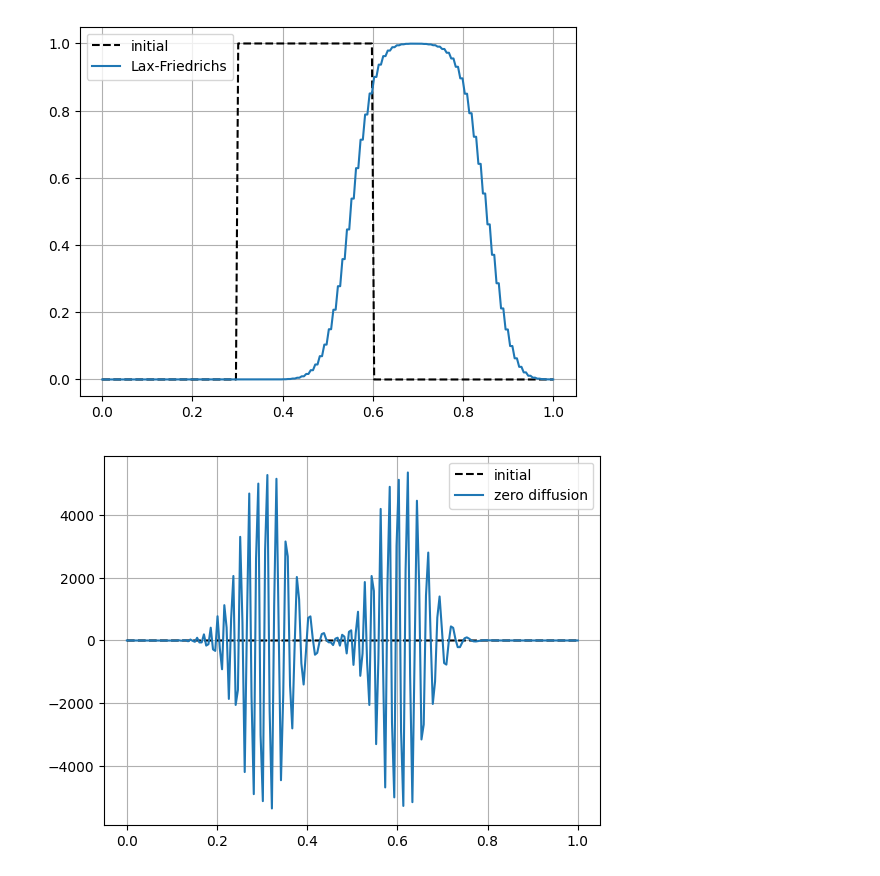
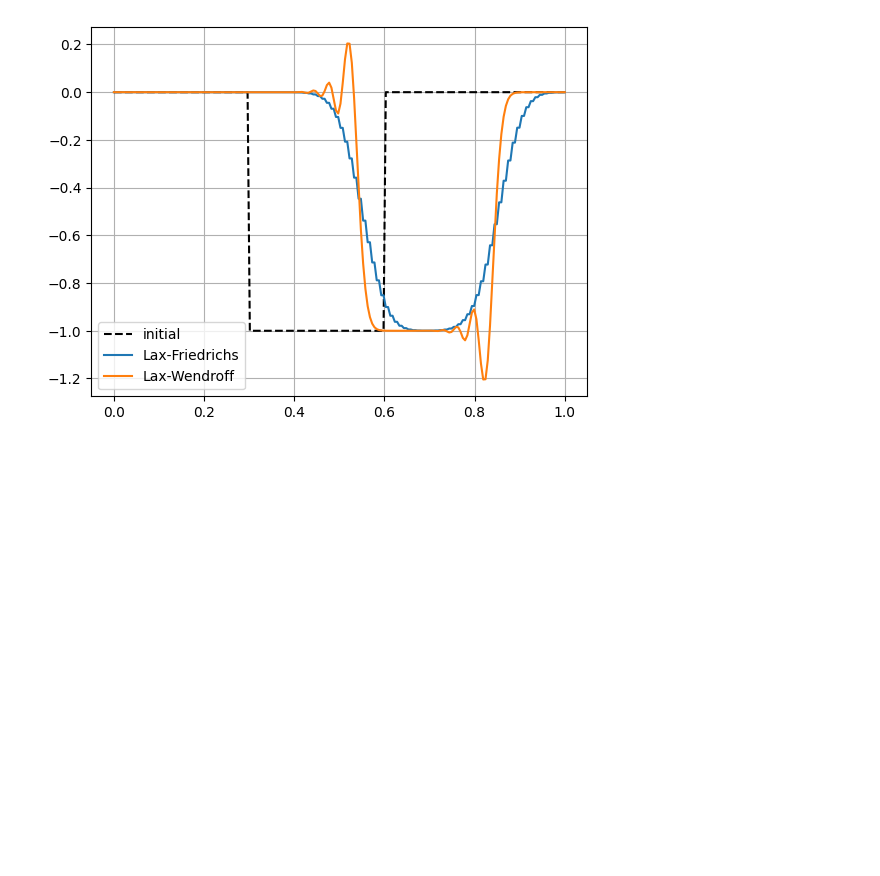
Before and after one commit to mohdkashifansari/Optimisation_and_Numerical_Analysis_Techniques, a Jupyter notebook: NumPDE/Ex11.ipynb, the cells around one changed output. Saved outputs shown, nothing was run; the diff lists cells and outputs as text; code cells hidden in the pictures; blank space fills up the shorter version.

```diff
--- a/NumPDE/Ex11.ipynb
+++ b/NumPDE/Ex11.ipynb
@@ -2,48 +2,42 @@
 import numpy as np
 import matplotlib.pyplot as plt
 
-# parameters
 nx = 200
 x = np.linspace(0, 1, nx)
 dx = x[1] - x[0]
 c = 1.0
-dt = 0.5 * dx / c   # CFL = 0.5
+dt = 0.5 * dx / c
 nt = 100
 
-u0 = np.where((x > 0.3) & (x < 0.6), 1.0, 0.0)
+u0 = np.where((x > 0.3) & (x < 0.6), -1.0, 0.0)
 
 u_lf = u0.copy()
-u_ftcs = u0.copy()
+u_lw = u0.copy()
 
 for _ in range(nt):
     u_lf_new = u_lf.copy()
-    u_ftcs_new = u_ftcs.copy()
+    u_lw_new = u_lw.copy()
 
     for j in range(nx):
         jp = (j + 1) % nx
         jm = (j - 1) % nx
 
         u_lf_new[j] = 0.5*(u_lf[jp] + u_lf[jm]) \
                       - 0.5*(c*dt/dx)*(u_lf[jp] - u_lf[jm])
 
-        u_ftcs_new[j] = u_ftcs[j] \
-                        - 0.5*(c*dt/dx)*(u_ftcs[jp] - u_ftcs[jm])
+        u_lw_new[j] = u_lw[j] \
+                      - 0.5*(c*dt/dx)*(u_lw[jp] - u_lw[jm]) + \
+                      0.5*(c*dt/dx)**2 * (u_lw[jp] - 2*u_lw[j] + u_lw[jm])
 
     u_lf = u_lf_new
-    u_ftcs = u_ftcs_new
+    u_lw = u_lw_new
 
 # plot
 plt.plot(x, u0, 'k--', label='initial')
 plt.plot(x, u_lf, label='Lax-Friedrichs')
+plt.plot(x, u_lw, label='Lax-Wendroff')
 plt.legend()
 plt.grid()
 plt.show()
-
-plt.plot(x, u0, 'k--', label='initial')
-plt.plot(x, u_ftcs, label='zero diffusion')
-plt.legend()
-plt.grid()
-plt.show()
 # %% [output]
-[figure, old version]
+[figure, new version]
-[figure, removed]
```
Also changed, not shown: 30 other files.
